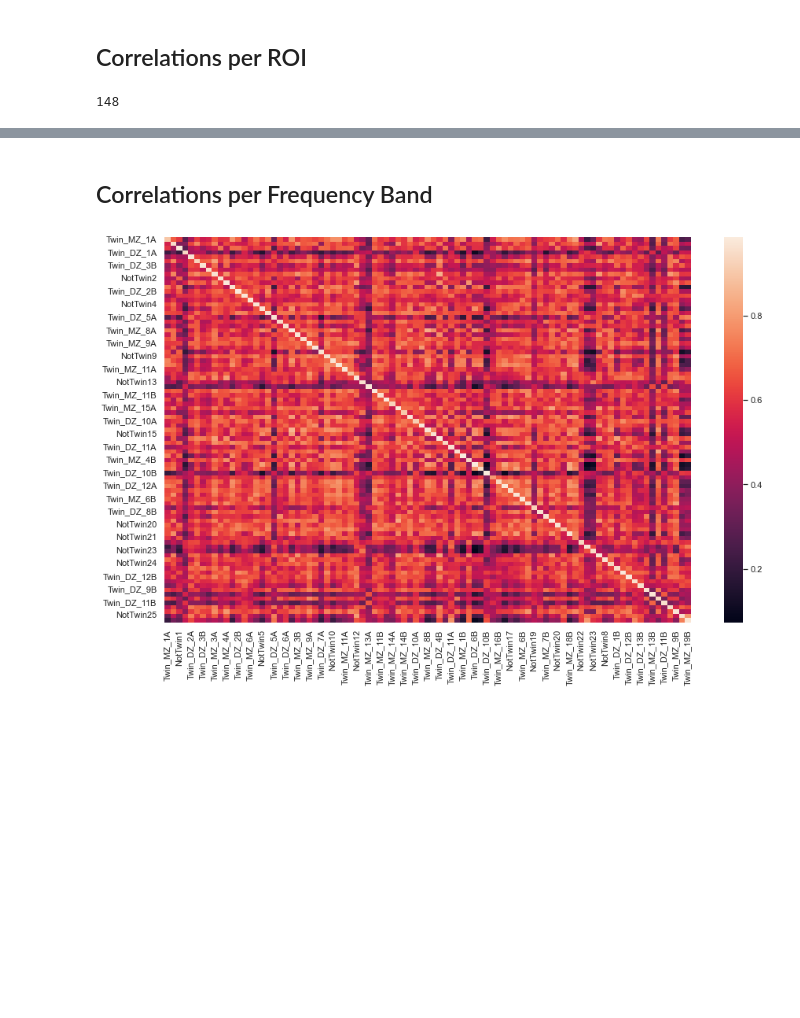
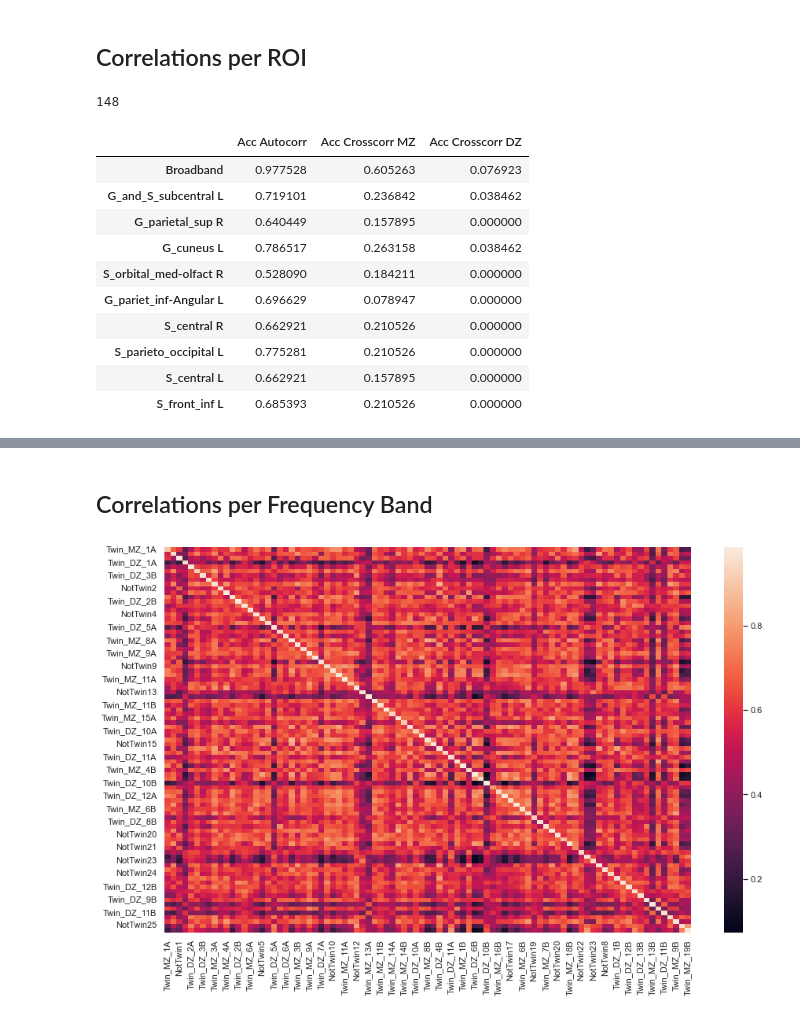
Before and after one commit to Epideixx/Fingerprints_Twins, a Jupyter notebook: PSD_processing.ipynb, the cells around one changed output, grey strips where cells are left out. Saved outputs shown, nothing was run; the diff lists cells and outputs as text; code cells hidden in the pictures; blank space fills up the shorter version.

```diff
--- a/PSD_processing.ipynb
+++ b/PSD_processing.ipynb
@@ -381,3 +382,34 @@ list_ROI = list(set([c.replace(re.search("_[0-9]+\.[0-9]*", c).group(0), "") for
 len(list_ROI)
 # %% [output]
 148
+# %%
+df = []
+
+corr_subjects = corr_multi_subjects(record_A, record_B, plot = False)
+auto_acc, cross_MZ_acc, cross_DZ_acc = eval_accuracy(corr_subjects)
+df.append([auto_acc, cross_MZ_acc, cross_DZ_acc])
+
+for ROI in tqdm(list_ROI, total = len(list_ROI))  :
+    columns_ROI = [c for c in record_A.columns if re.match(ROI, c)]
+    record_A_ROI = record_A[columns_ROI]
+    record_B_ROI = record_B[columns_ROI]
+
+    corr_subjects_ROI = corr_multi_subjects(record_A_ROI, record_B_ROI, plot = False)
+
+    auto_acc, cross_MZ_acc, cross_DZ_acc = eval_accuracy(corr_subjects_ROI)
+    df.append([auto_acc, cross_MZ_acc, cross_DZ_acc])
+
+df = pd.DataFrame(df, index=["Broadband"] + list_ROI, columns=["Acc Autocorr", "Acc Crosscorr MZ", "Acc Crosscorr DZ"])
+df.head(10)
+# %% [output]
+|  | Acc Autocorr | Acc Crosscorr MZ | Acc Crosscorr DZ |
+| Broadband | 0.977528 | 0.605263 | 0.076923 |
+| G_and_S_subcentral L | 0.719101 | 0.236842 | 0.038462 |
+| G_parietal_sup R | 0.640449 | 0.157895 | 0.000000 |
+| G_cuneus L | 0.786517 | 0.263158 | 0.038462 |
+| S_orbital_med-olfact R | 0.528090 | 0.184211 | 0.000000 |
+| G_pariet_inf-Angular L | 0.696629 | 0.078947 | 0.000000 |
+| S_central R | 0.662921 | 0.210526 | 0.000000 |
+| S_parieto_occipital L | 0.775281 | 0.210526 | 0.000000 |
+| S_central L | 0.662921 | 0.157895 | 0.000000 |
+| S_front_inf L | 0.685393 | 0.210526 | 0.000000 |
```
Also changed, not shown: parts of 5 cells of this notebook.
